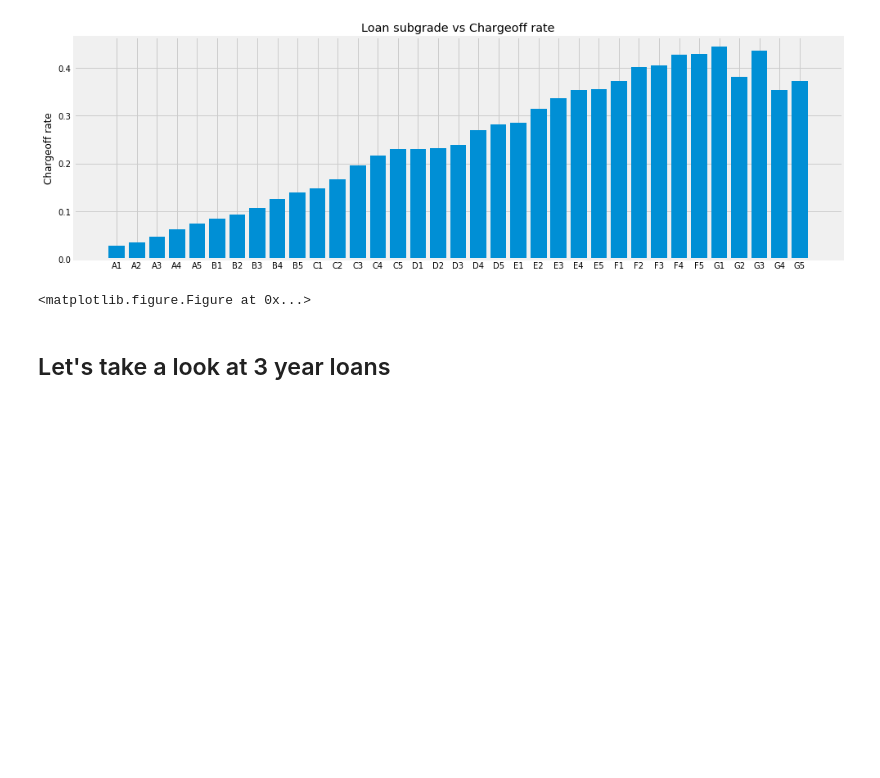
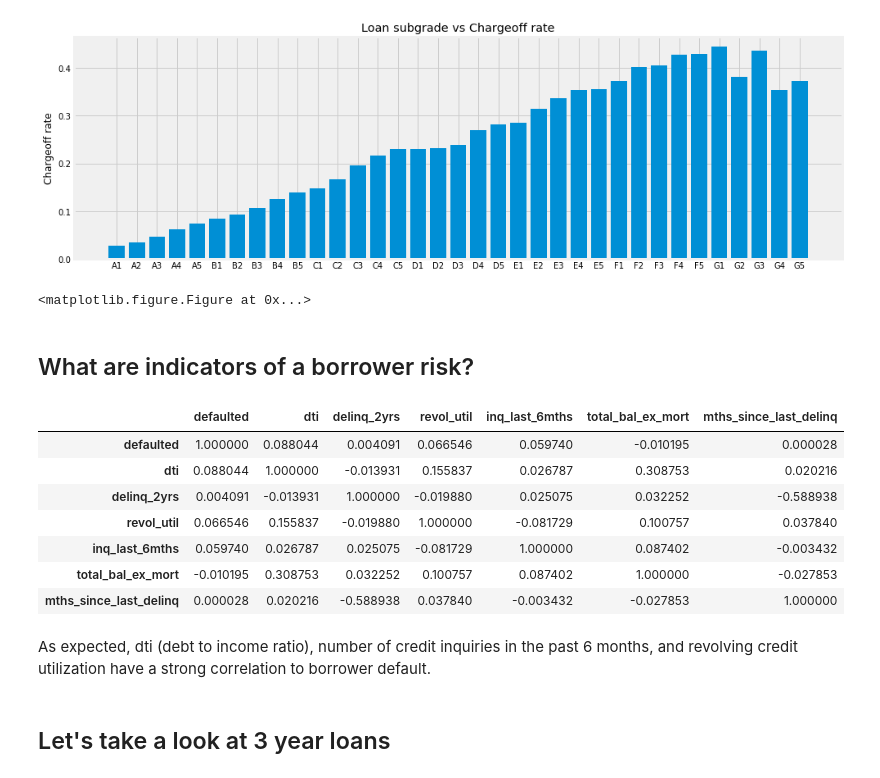
Before and after one commit to anishb/debt_management_analysis, a Jupyter notebook: Gamified Debt Consolidation.ipynb, the cells around one changed output. Drawn from its saved outputs; the diff is of its cells as text; code cells hidden in the pictures; blank space fills up the shorter version.

Commit message:
Added correlation matrix for some features

```diff
--- a/Gamified Debt Consolidation.ipynb
+++ b/Gamified Debt Consolidation.ipynb
@@ -87,3 +87,4 @@ Name: loan_status, dtype: int64
 # Remove whitespace from term and loan_status
 consolidation_loans.term = consolidation_loans.term.apply(lambda x: x.strip())
 consolidation_loans.loan_status = consolidation_loans.loan_status.apply(lambda x: x.strip())
+consolidation_loans['defaulted'] = consolidation_loans.loan_status.apply(lambda x: 1 if x == 'Charged Off' else 0)
@@ -136,6 +146,25 @@ plt.show()
 # %% [output]
 [figure]
 <matplotlib.figure.Figure at 0x...>
+# %% [markdown]
+## What are indicators of a borrower risk?
+# %%
+loans_risk = consolidation_loans[['defaulted', 'dti', 'delinq_2yrs', 'revol_util', 'inq_last_6mths', 'total_bal_ex_mort', 'mths_since_last_delinq']]
+loans_risk = loans_risk[loans_risk.revol_util.notnull()]
+loans_risk['revol_util'] = loans_risk.revol_util.apply(lambda x: float(x.strip()[:-1]))
+# %%
+loans_risk.corr()
+# %% [output]
+|  | defaulted | dti | delinq_2yrs | revol_util | inq_last_6mths | total_bal_ex_mort | mths_since_last_delinq |
+| defaulted | 1.000000 | 0.088044 | 0.004091 | 0.066546 | 0.059740 | -0.010195 | 0.000028 |
+| dti | 0.088044 | 1.000000 | -0.013931 | 0.155837 | 0.026787 | 0.308753 | 0.020216 |
+| delinq_2yrs | 0.004091 | -0.013931 | 1.000000 | -0.019880 | 0.025075 | 0.032252 | -0.588938 |
+| revol_util | 0.066546 | 0.155837 | -0.019880 | 1.000000 | -0.081729 | 0.100757 | 0.037840 |
+| inq_last_6mths | 0.059740 | 0.026787 | 0.025075 | -0.081729 | 1.000000 | 0.087402 | -0.003432 |
+| total_bal_ex_mort | -0.010195 | 0.308753 | 0.032252 | 0.100757 | 0.087402 | 1.000000 | -0.027853 |
+| mths_since_last_delinq | 0.000028 | 0.020216 | -0.588938 | 0.037840 | -0.003432 | -0.027853 | 1.000000 |
+# %% [markdown]
+As expected, dti (debt to income ratio), number of credit inquiries in the past 6 months, and revolving credit utilization have a strong correlation to borrower default.
 # %% [markdown]
 ## Let's take a look at 3 year loans
 # %%
```
Also changed, not shown: parts of 9 cells of this notebook, 1 other file.
